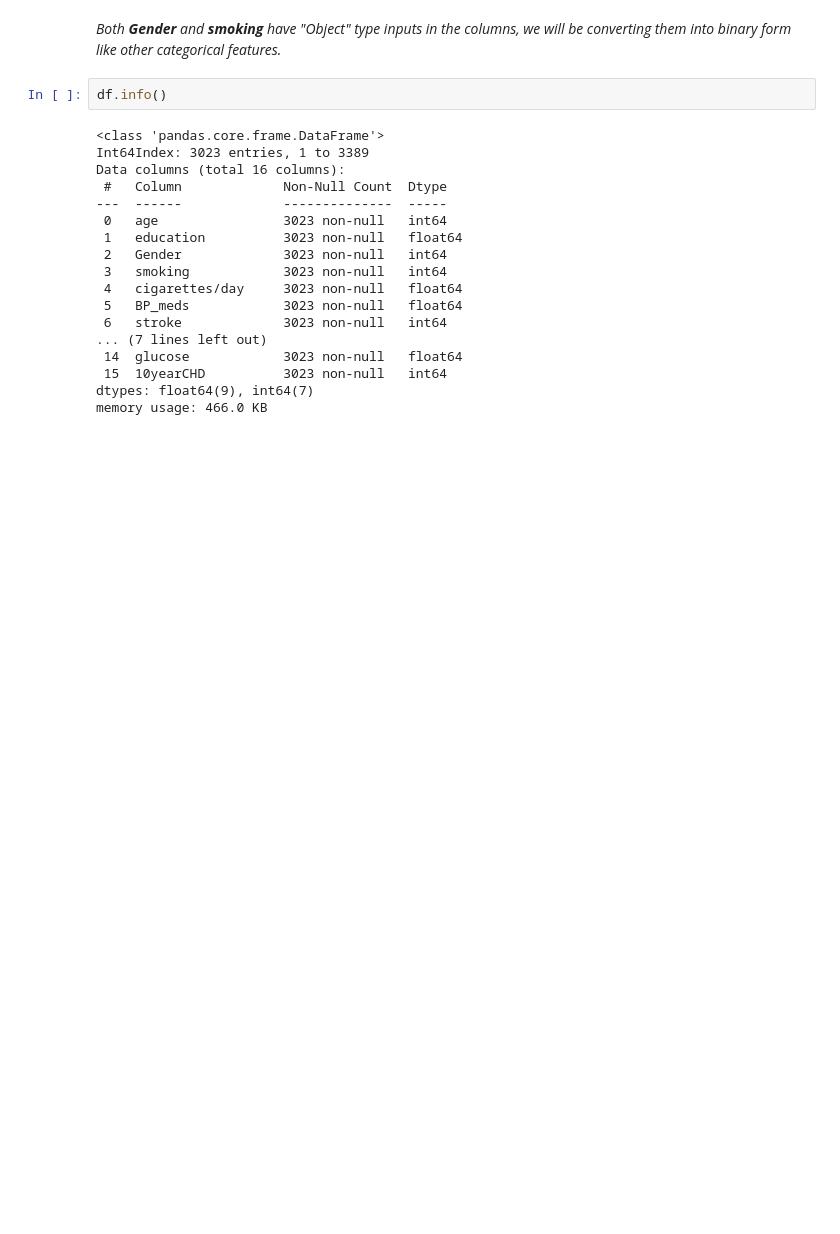
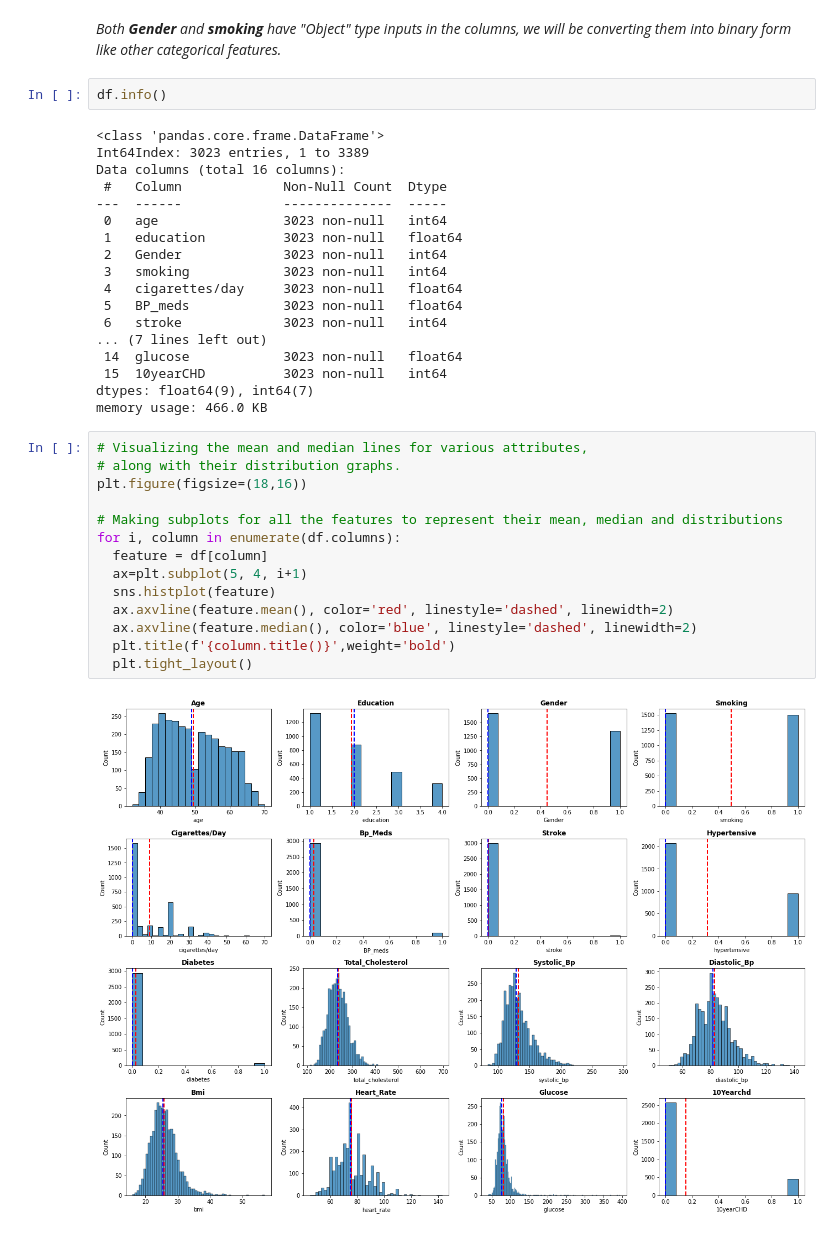
Before and after one commit to parulsharma098/Cardiovascular-Risk-Prediction, a Jupyter notebook: CARDIOVASCULAR_RISK_PREDICTION_CAPSTONE_III(Classification).ipynb, the cells around one changed output. Cells and saved outputs as stored; diff of their text form; blank space fills up the shorter version.

```diff
--- a/CARDIOVASCULAR_RISK_PREDICTION_CAPSTONE_III(Classification).ipynb
+++ b/CARDIOVASCULAR_RISK_PREDICTION_CAPSTONE_III(Classification).ipynb
@@ -762,3 +853,19 @@ Data columns (total 16 columns):
  15  10yearCHD          3023 non-null   int64
 dtypes: float64(9), int64(7)
 memory usage: 466.0 KB
+# %%
+# Visualizing the mean and median lines for various attributes,
+# along with their distribution graphs.
+plt.figure(figsize=(18,16))
+
+# Making subplots for all the features to represent their mean, median and distributions
+for i, column in enumerate(df.columns):
+  feature = df[column]
+  ax=plt.subplot(5, 4, i+1)
+  sns.histplot(feature)
+  ax.axvline(feature.mean(), color='red', linestyle='dashed', linewidth=2)
+  ax.axvline(feature.median(), color='blue', linestyle='dashed', linewidth=2)
+  plt.title(f'{column.title()}',weight='bold')
+  plt.tight_layout()
+# %% [output]
+[figure, added]
```
Also changed, not shown: parts of 147 cells of this notebook.
